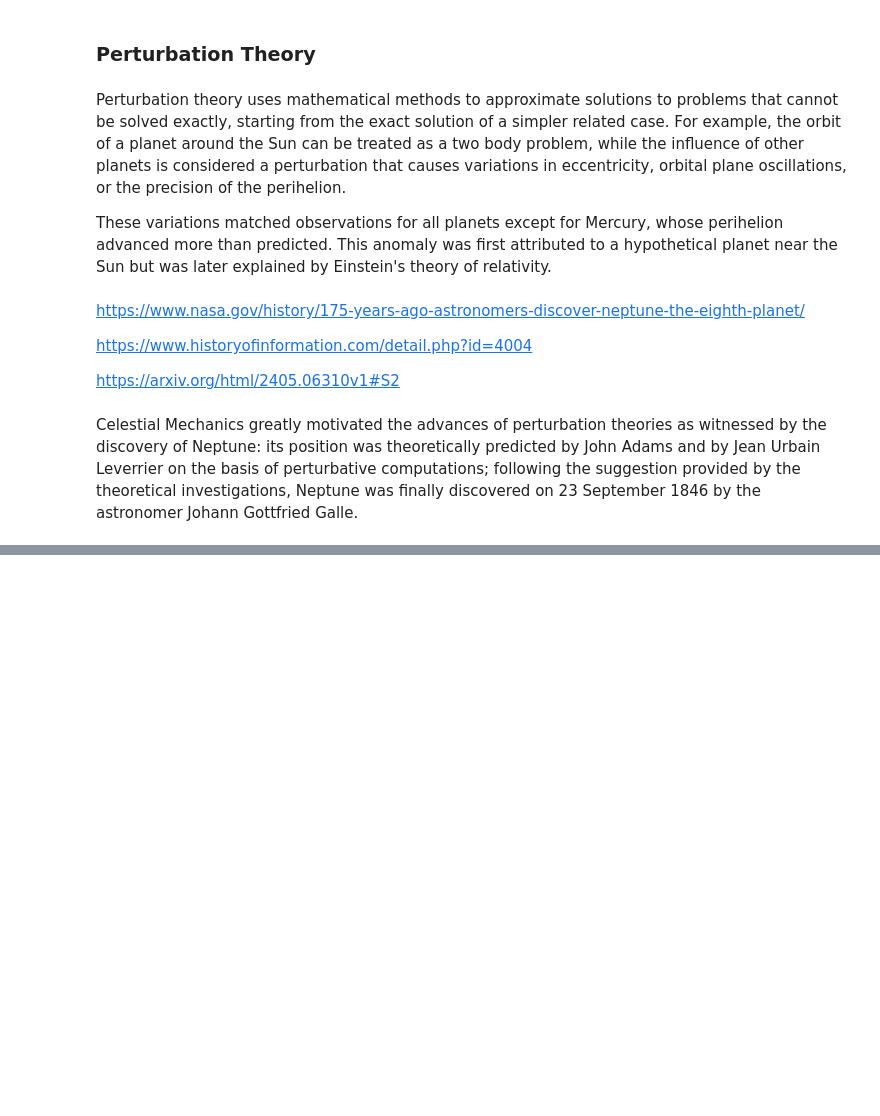
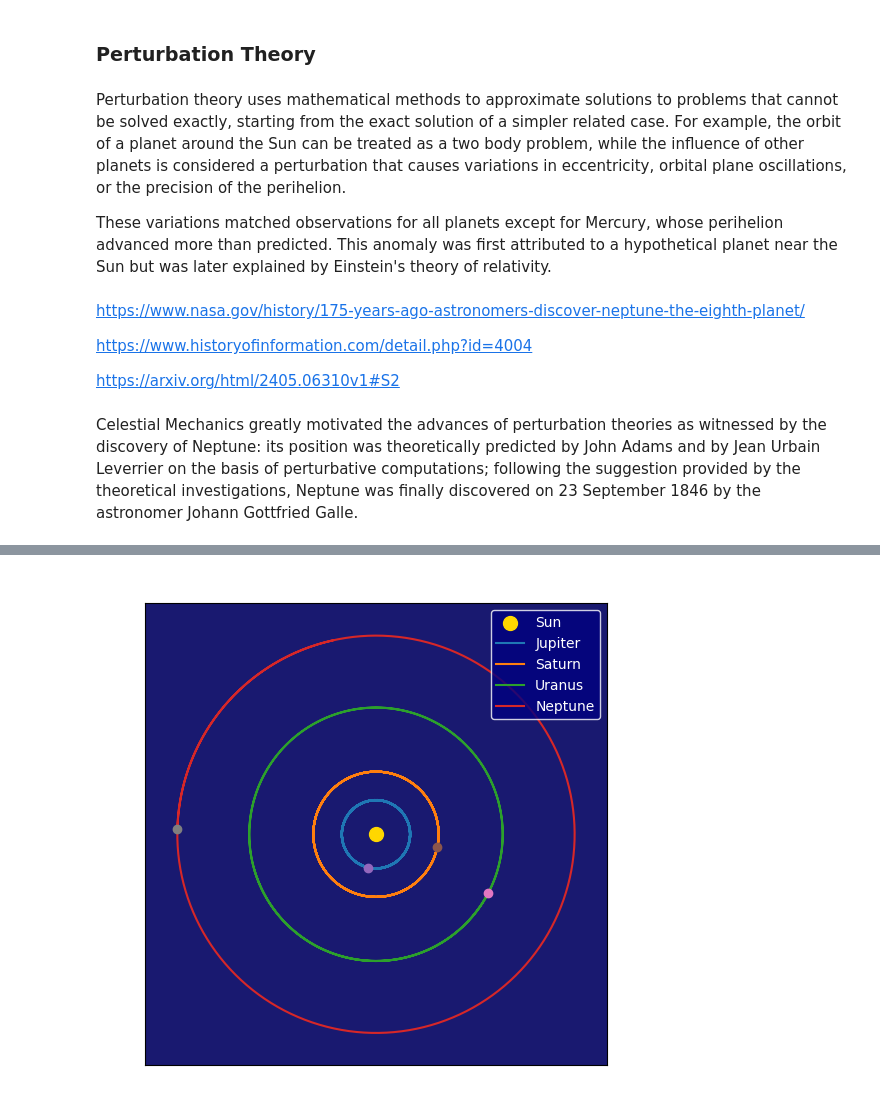
Before and after one commit to jujopo/discovery-of-neptune, a Jupyter notebook: experimental.ipynb, the cells around one changed output, grey strips where cells are left out. Drawn from its saved outputs; the diff is of its cells as text; code cells hidden in the pictures; blank space fills up the shorter version.

```diff
--- a/experimental.ipynb
+++ b/experimental.ipynb
@@ -28,0 +242,96 @@ Celestial Mechanics greatly motivated the advances of perturbation
+# %%
+import rebound
+import numpy as np
+import matplotlib.pyplot as plt
+from matplotlib.animation import FuncAnimation
+
+# Define planets (semi-major axis in AU, period in years)
+planets = {
+    "Jupiter":  (5.2, 11.86),
+    "Saturn":   (9.5, 29.46),
+    "Uranus":  (19.2, 84.01),
+    "Neptune": (30.1, 164.8),
+}
+
+sim = rebound.Simulation()
+sim.units = ('AU', 'yr', 'Msun')
+sim.add(m=1.0)  # Sun
+
+for i, (name, (a, P)) in enumerate(planets.items()):
+    M = 2*np.pi*np.random.random()  # random mean anomaly
+    sim.add(a=a, e=0, inc=0, omega=0, Omega=0, M=M, hash=name)
+
+sim.move_to_com()
+
+# Record positions - use fewer frames for stability
+times = np.linspace(0, 200, 400)  # Reduced frames
+positions = {name: [] for name in planets}
+
+print("Simulating orbits...")
+for i, t in enumerate(times):
+    sim.integrate(t)
+    for name in planets:
+        p = sim.particles[name]
+        positions[name].append([p.x, p.y])
+    if i % 100 == 0:  # Progress indicator
+        print(f"Progress: {i}/{len(times)}")
+
+# Convert to arrays and verify data
+positions = {k: np.array(v) for k,v in positions.items()}
+print(f"Position arrays created. Shapes: {[v.shape for v in positions.values()]}")
+
+# Create animation
+fig, ax = plt.subplots(figsize=(6,6))
+ax.set_facecolor("midnightblue")
+ax.set_xlim(-35, 35)
+ax.set_ylim(-35, 35)
+ax.set_aspect("equal")
+ax.set_title("Simplified Coplanar Planetary Orbits", color="white")
+ax.tick_params(colors="white")
+ax.scatter(0, 0, color="gold", s=100, label="Sun")
+
+lines = {name: ax.plot([], [], label=name, lw=1.5)[0] for name in planets}
+points = {name: ax.plot([], [], "o", ms=6)[0] for name in planets}
+ax.legend(facecolor="navy", edgecolor="white", labelcolor="white", loc="upper right")
+
+def init():
+    for name in planets:
+        lines[name].set_data([], [])
+        points[name].set_data([], [])
+    return list(lines.values()) + list(points.values())
+
+def update(frame):
+    # Ensure frame doesn't exceed array bounds
+    frame = min(frame, len(times) - 1)
+
+    for name in planets:
+        # Show orbit trail
+        lines[name].set_data(positions[name][:frame, 0], positions[name][:frame, 1])
+        # Current position
+        points[name].set_data([positions[name][frame, 0]], [positions[name][frame, 1]])
+
+    return list(lines.values()) + list(points.values())
+
+# Create animation
+print("Creating animation...")
+ani = FuncAnimation(fig, update, frames=len(times), init_func=init,
+                   blit=True, interval=40, repeat=True)
+
+# Save with progress callback
+print("Saving animation...")
+try:
+    ani.save("planets.gif", writer="pillow", fps=25, progress_callback=lambda i, n: print(f"Saving frame {i}/{n}") if i % 50 == 0 else None)
+    print("Animation saved successfully as planets.gif")
+except Exception as e:
+    print(f"Error saving animation: {e}")
+    # Try alternative save method
+    try:
+        print("Trying alternative save method...")
+        writer = animation.PillowWriter(fps=25)
+        ani.save("planets_alt.gif", writer=writer)
+        print("Animation saved successfully as planets_alt.gif")
+    except Exception as e2:
+        print(f"Alternative save also failed: {e2}")
+
+plt.show()
+# %% [output]
@@ -28,0 +355 @@ Celestial Mechanics greatly motivated the advances of perturbation
+[figure, added]
```
Also changed, not shown: parts of 3 cells of this notebook, 14 other files.
